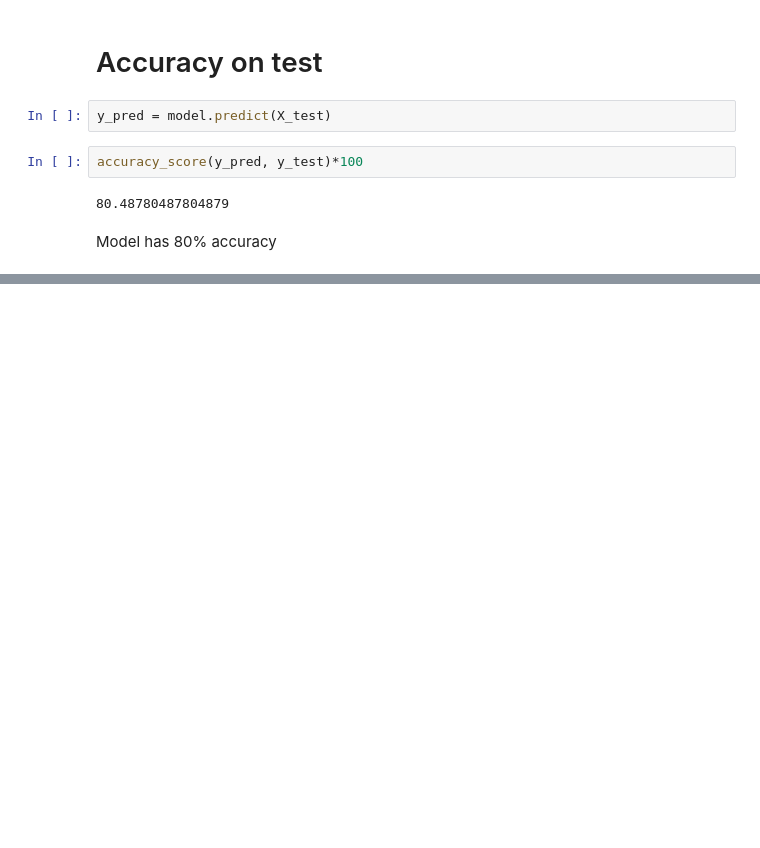
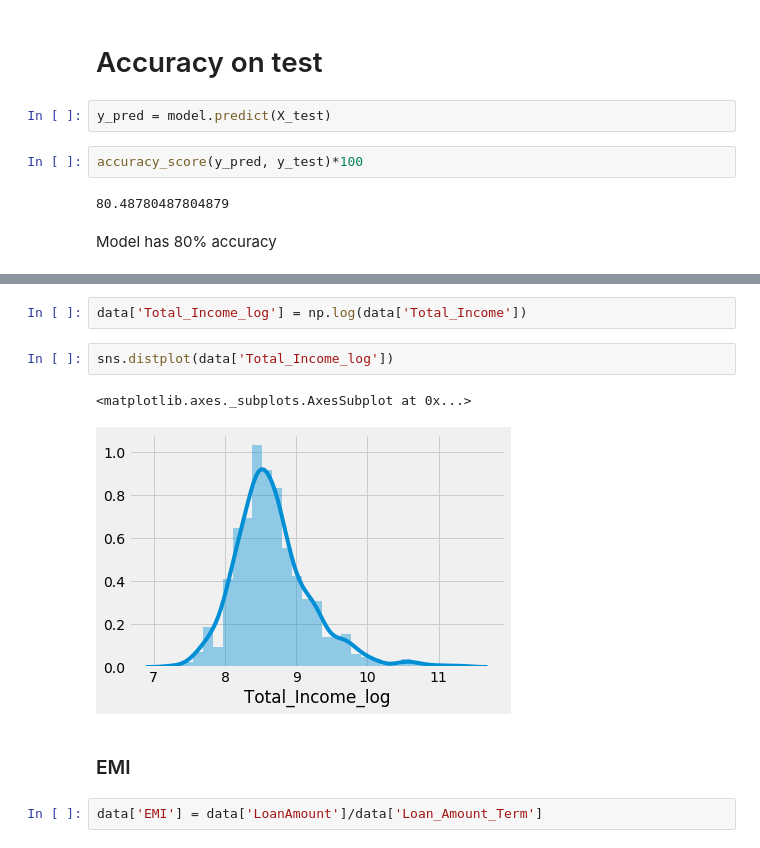
Before and after one commit to himanshubhatt12/loan-eligibility-prediction-ML, a Jupyter notebook: Loan_eligbility_prediction.ipynb, the cells around one changed output, grey strips where cells are left out. Drawn from its saved outputs; the diff is of its cells as text; blank space fills up the shorter version.

```diff
--- a/Loan_eligbility_prediction.ipynb
+++ b/Loan_eligbility_prediction.ipynb
@@ -699,0 +716,11 @@ Model has 80% accuracy
+# %%
+data['Total_Income_log'] = np.log(data['Total_Income'])
+# %%
+sns.distplot(data['Total_Income_log'])
+# %% [output]
+<matplotlib.axes._subplots.AxesSubplot at 0x...>
+[figure, added]
+# %% [markdown]
+<h3>EMI</h3>
+# %%
+data['EMI'] = data['LoanAmount']/data['Loan_Amount_Term']
```
Also changed, not shown: parts of 49 cells of this notebook.
